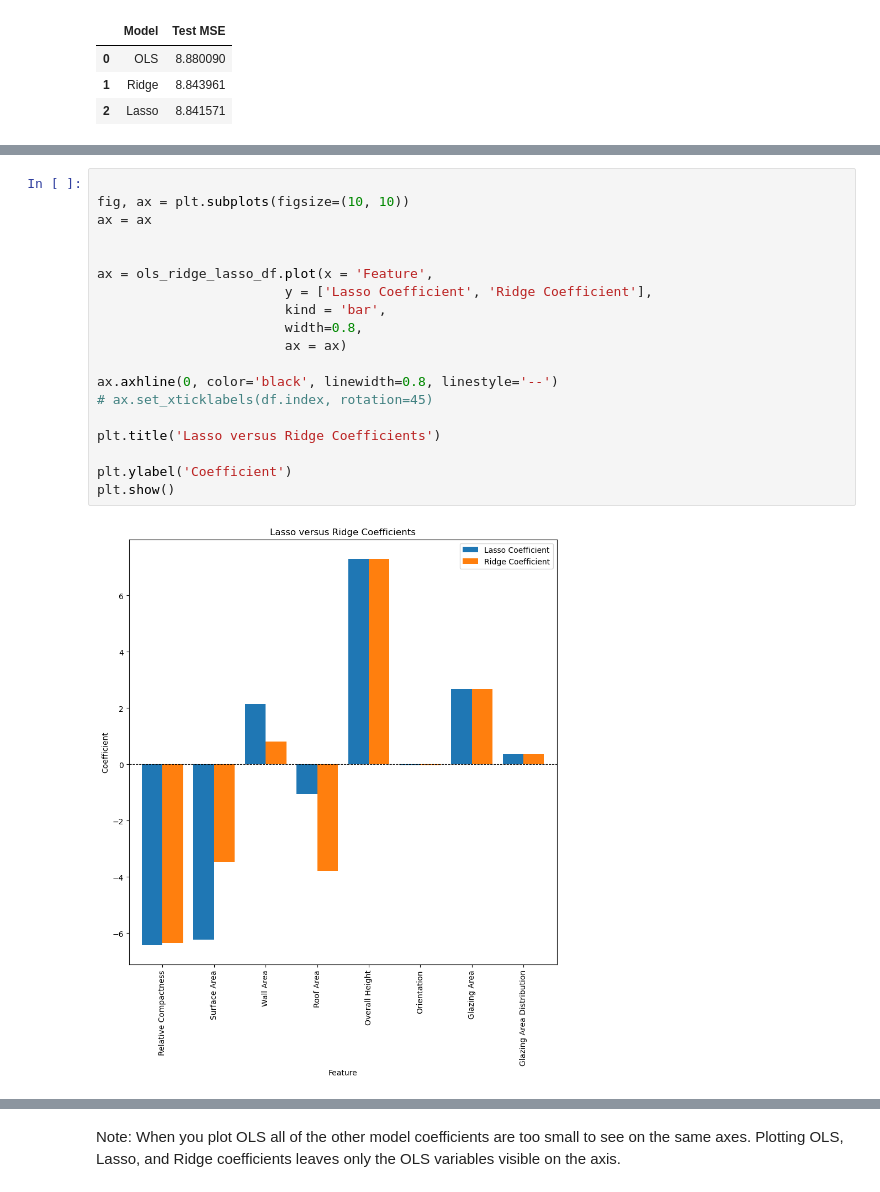
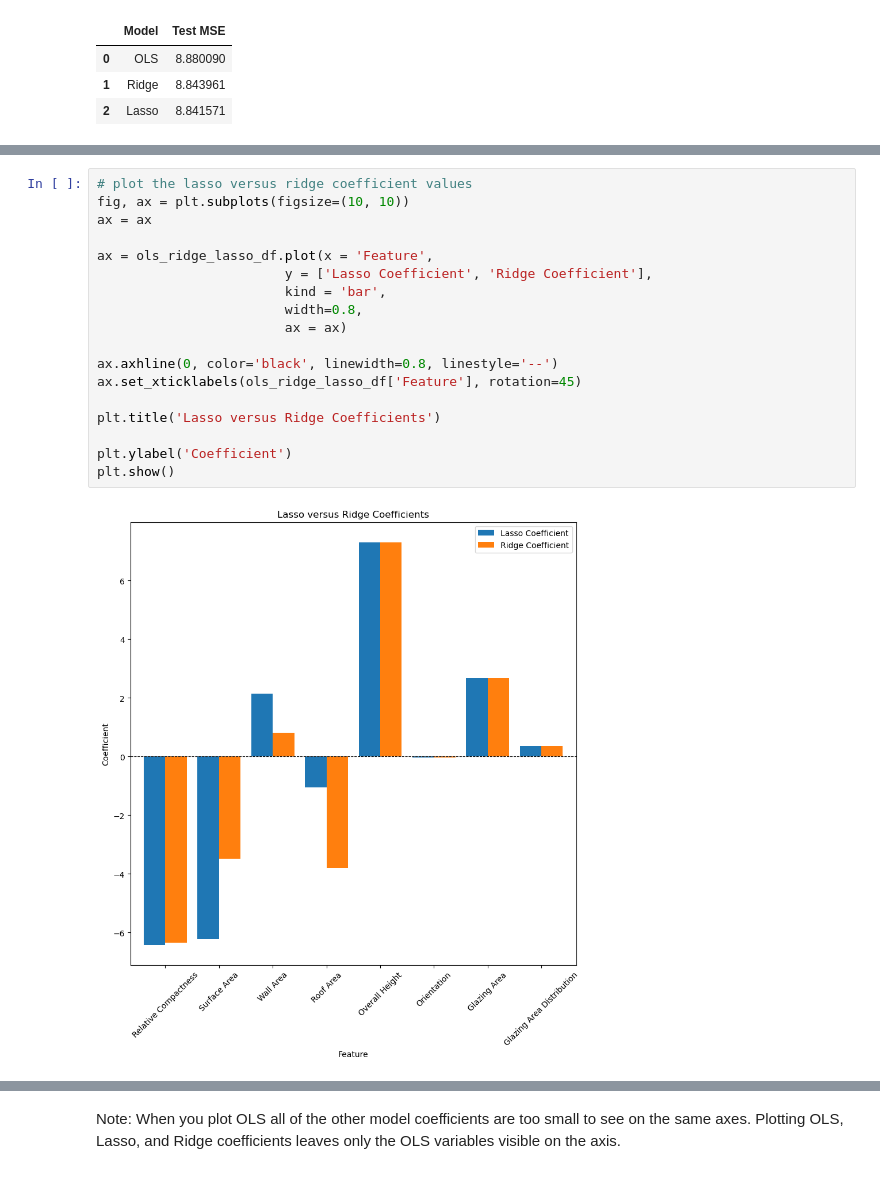
Before and after one commit to sofiiir/edds232-assignment-3, a Jupyter notebook: task1/hw3-task1.ipynb, the cells around one changed output, grey strips where cells are left out. Saved outputs shown, nothing was run; the diff lists cells and outputs as text.

```diff
--- a/task1/hw3-task1.ipynb
+++ b/task1/hw3-task1.ipynb
@@ -394,24 +411,23 @@ plt.show()
 # %% [output]
 [figure]
 # %%
-
+# plot the lasso versus ridge coefficient values
 fig, ax = plt.subplots(figsize=(10, 10))
 ax = ax
-
 
 ax = ols_ridge_lasso_df.plot(x = 'Feature',
                         y = ['Lasso Coefficient', 'Ridge Coefficient'],
                         kind = 'bar',
                         width=0.8,
                         ax = ax)
 
 ax.axhline(0, color='black', linewidth=0.8, linestyle='--')
-# ax.set_xticklabels(df.index, rotation=45)
+ax.set_xticklabels(ols_ridge_lasso_df['Feature'], rotation=45)
 
 plt.title('Lasso versus Ridge Coefficients')
 
 plt.ylabel('Coefficient')
 plt.show()
 # %% [output]
-[figure, old version]
+[figure, new version]
 # %%
```
Also changed, not shown: parts of 11 cells of this notebook.
